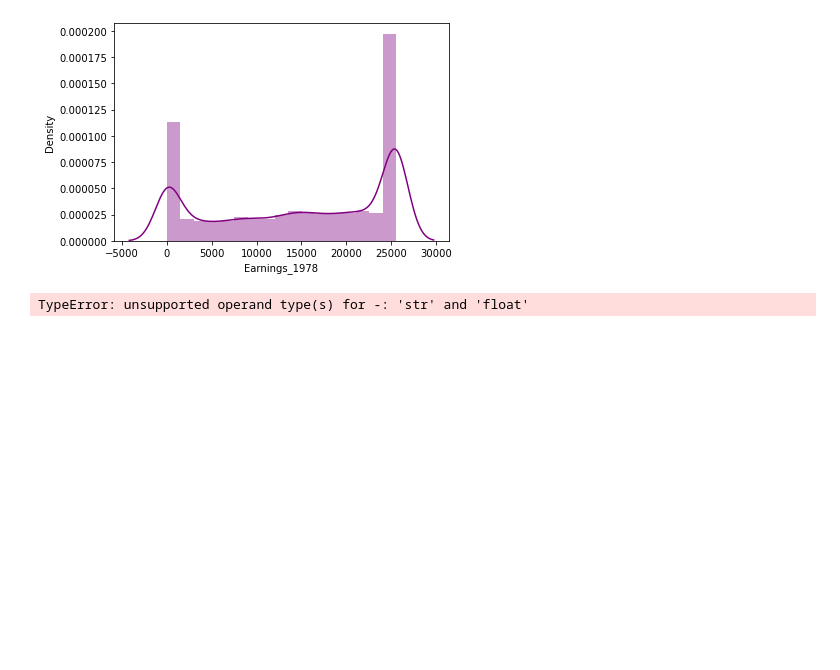
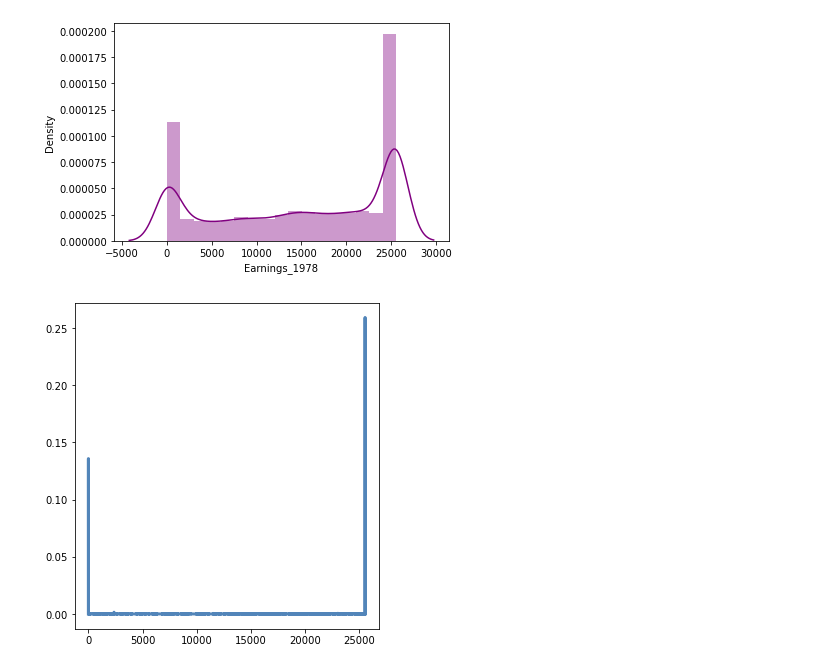
Before and after one commit to allyryry/DATA-3450--Assignment-1, a Jupyter notebook: Assignment1.ipynb, the cells around one changed output. Cells and saved outputs as stored; diff of their text form; code cells hidden in the pictures; blank space fills up the shorter version.

```diff
--- a/Assignment1.ipynb
+++ b/Assignment1.ipynb
@@ -286,8 +278,3 @@ sns.distplot(df["Earnings_1978"], kde_kws={"label":"Value"}, hist_kws={"label":"
 pmf = thinkstats2.Pmf("Earnings_1978")
 # %% [output]
 [figure]
-# %%
-pmf78 = thinkstats2.Pmf("Earnings_1978")
-thinkplot.Pmf(pmf78)
-# %% [output]
-TypeError: unsupported operand type(s) for -: 'str' and 'float'
@@ -293,0 +285,8 @@ TypeError: unsupported operand type(s) for -: 'str' and 'float'
+# %%
+earn78 = df["Earnings_1978"]
+thinkplot.PrePlot(2, cols=2)
+pmf = thinkstats2.Pmf(earn78)
+thinkplot.Pmf(pmf)
+thinkplot.Config()
+# %% [output]
+[figure, added]
```
Also changed, not shown: parts of 8 cells of this notebook.
